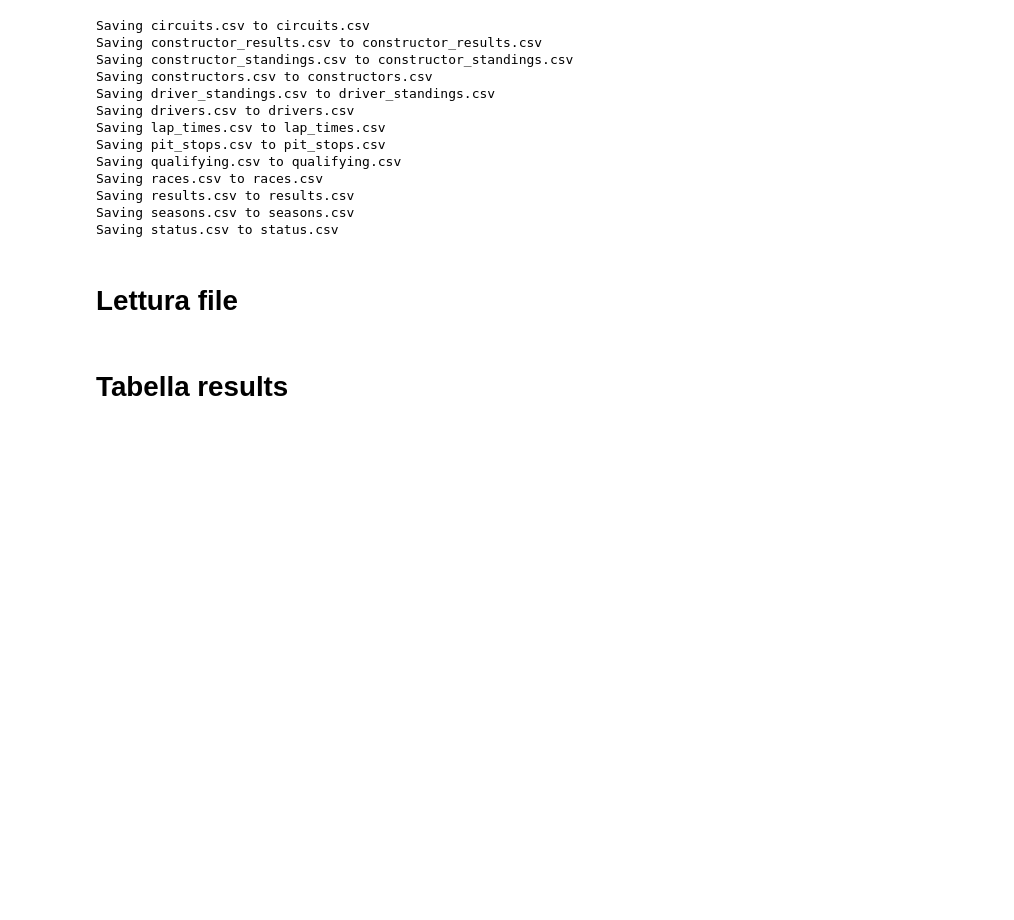
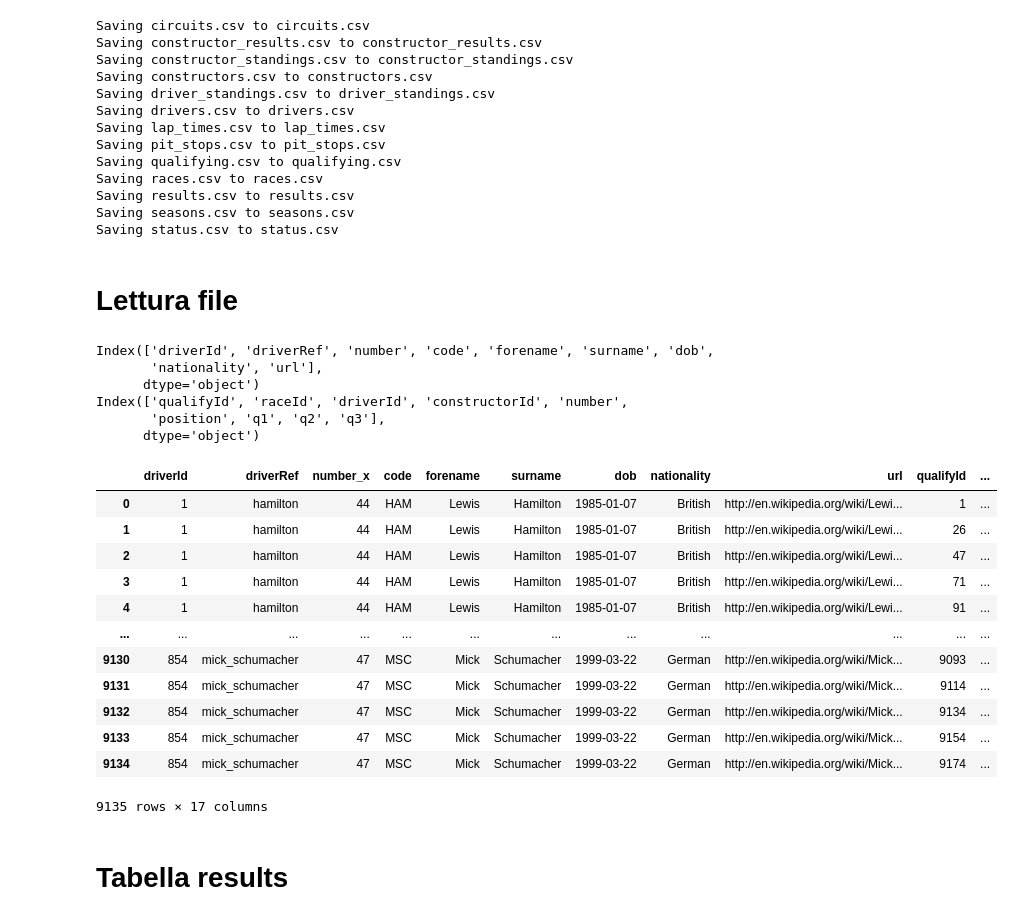
Before and after one commit to giorgio-angelo-esposito/F1WP, a Jupyter notebook: F1WP.ipynb, the cells around one changed output. Cells and saved outputs as stored; diff of their text form; code cells hidden in the pictures; blank space fills up the shorter version.

```diff
--- a/F1WP.ipynb
+++ b/F1WP.ipynb
@@ -41,6 +42,32 @@ races = pd.read_csv("races.csv")
 results = pd.read_csv("results.csv")
 seasons = pd.read_csv("seasons.csv")
 status = pd.read_csv("status.csv")
+# %%
+print(drivers.columns)
+print(qualifying.columns)
+
+drivers_and_qualifying = pd.merge(drivers,qualifying, on='driverId')
+drivers_and_qualifying
+# %% [output]
+Index(['driverId', 'driverRef', 'number', 'code', 'forename', 'surname', 'dob',
+       'nationality', 'url'],
+      dtype='object')
+Index(['qualifyId', 'raceId', 'driverId', 'constructorId', 'number',
+       'position', 'q1', 'q2', 'q3'],
+      dtype='object')
+|  | driverId | driverRef | number_x | code | forename | surname | dob | nationality | url | qualifyId | ... |
+| 0 | 1 | hamilton | 44 | HAM | Lewis | Hamilton | 1985-01-07 | British | http://en.wikipedia.org/wiki/Lewi... | 1 | ... |
+| 1 | 1 | hamilton | 44 | HAM | Lewis | Hamilton | 1985-01-07 | British | http://en.wikipedia.org/wiki/Lewi... | 26 | ... |
+| 2 | 1 | hamilton | 44 | HAM | Lewis | Hamilton | 1985-01-07 | British | http://en.wikipedia.org/wiki/Lewi... | 47 | ... |
+| 3 | 1 | hamilton | 44 | HAM | Lewis | Hamilton | 1985-01-07 | British | http://en.wikipedia.org/wiki/Lewi... | 71 | ... |
+| 4 | 1 | hamilton | 44 | HAM | Lewis | Hamilton | 1985-01-07 | British | http://en.wikipedia.org/wiki/Lewi... | 91 | ... |
+| ... | ... | ... | ... | ... | ... | ... | ... | ... | ... | ... | ... |
+| 9130 | 854 | mick_schumacher | 47 | MSC | Mick | Schumacher | 1999-03-22 | German | http://en.wikipedia.org/wiki/Mick... | 9093 | ... |
+| 9131 | 854 | mick_schumacher | 47 | MSC | Mick | Schumacher | 1999-03-22 | German | http://en.wikipedia.org/wiki/Mick... | 9114 | ... |
+| 9132 | 854 | mick_schumacher | 47 | MSC | Mick | Schumacher | 1999-03-22 | German | http://en.wikipedia.org/wiki/Mick... | 9134 | ... |
+| 9133 | 854 | mick_schumacher | 47 | MSC | Mick | Schumacher | 1999-03-22 | German | http://en.wikipedia.org/wiki/Mick... | 9154 | ... |
+| 9134 | 854 | mick_schumacher | 47 | MSC | Mick | Schumacher | 1999-03-22 | German | http://en.wikipedia.org/wiki/Mick... | 9174 | ... |
+9135 rows × 17 columns
 # %% [markdown]
 # **Tabella results**
 # %% [markdown]
```
Also changed, not shown: parts of 32 cells of this notebook.
